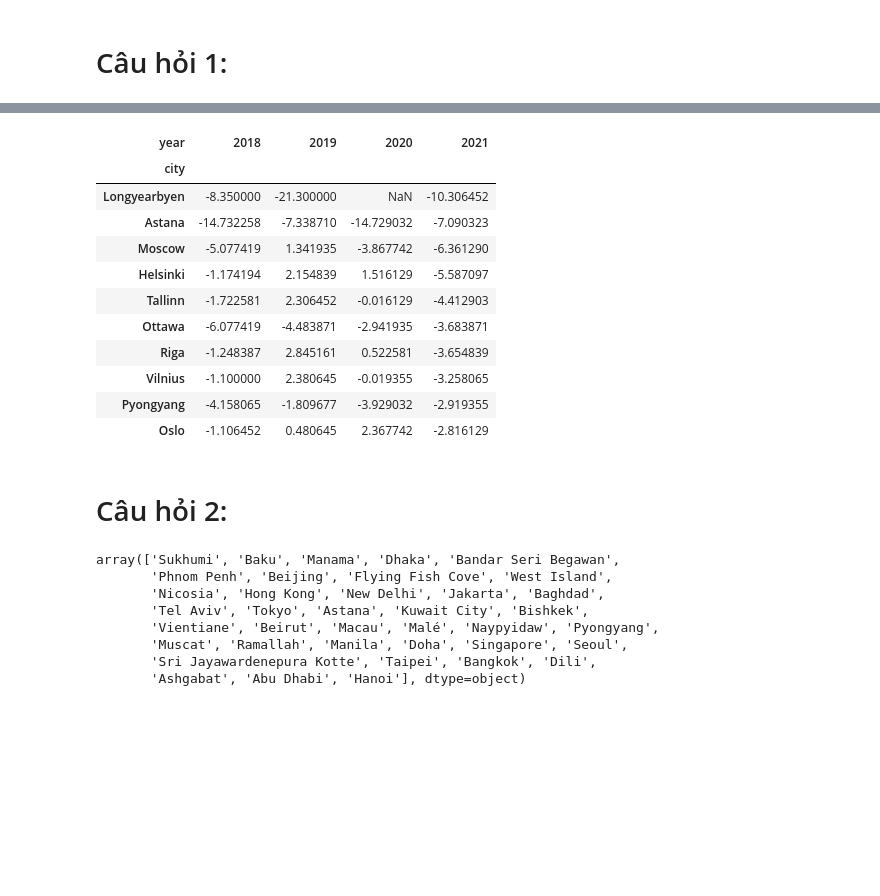
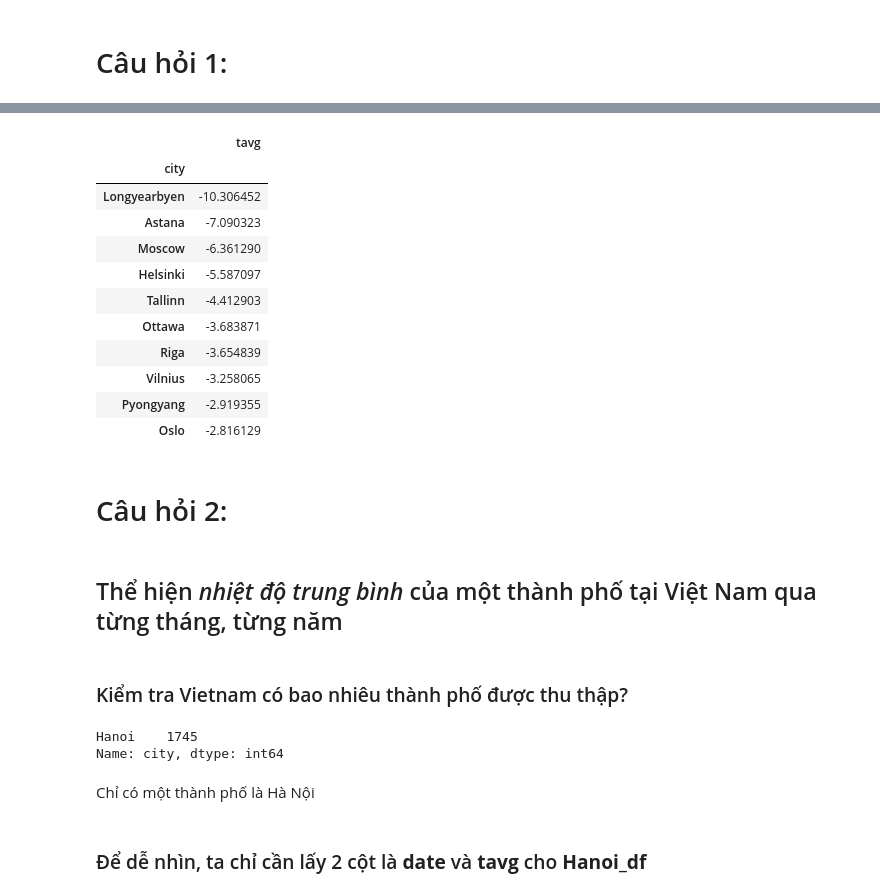
Before and after one commit to the0nlyWyvern/Weather-Analysis, a Jupyter notebook: UnderstandData_Part1.ipynb, the cells around one changed output, grey strips where cells are left out. Cells and saved outputs as stored; diff of their text form; code cells hidden in the pictures; blank space fills up the shorter version.

```diff
--- a/UnderstandData_Part1.ipynb
+++ b/UnderstandData_Part1.ipynb
@@ -62,0 +23,4 @@ df
+# %%
+min_temp_DEC_21 = weather_df[pd.DatetimeIndex(weather_df['date']).month == 12]
+min_temp_DEC_21 = min_temp_DEC_21[pd.DatetimeIndex(min_temp_DEC_21['date']).year == 2021]
+min_temp_DEC_21 = min_temp_DEC_21[['city','tavg']]
@@ -63,2 +43,2 @@ df
 # %%
-df.groupby(['year', 'city']).mean()
+min_temp_DEC_21 = min_temp_DEC_21.groupby('city').mean()
@@ -83,28 +45,30 @@ df1.sort_values(2021, inplace=True)
 # %%
-df1.head(10)
+min_temp_DEC_21.sort_values('tavg').head(10)
 # %% [output]
-| year | 2018 | 2019 | 2020 | 2021 |
-| city |  |  |  |  |
-| Longyearbyen | -8.350000 | -21.300000 | NaN | -10.306452 |
-| Astana | -14.732258 | -7.338710 | -14.729032 | -7.090323 |
-| Moscow | -5.077419 | 1.341935 | -3.867742 | -6.361290 |
-| Helsinki | -1.174194 | 2.154839 | 1.516129 | -5.587097 |
-| Tallinn | -1.722581 | 2.306452 | -0.016129 | -4.412903 |
-| Ottawa | -6.077419 | -4.483871 | -2.941935 | -3.683871 |
-| Riga | -1.248387 | 2.845161 | 0.522581 | -3.654839 |
-| Vilnius | -1.100000 | 2.380645 | -0.019355 | -3.258065 |
-| Pyongyang | -4.158065 | -1.809677 | -3.929032 | -2.919355 |
-| Oslo | -1.106452 | 0.480645 | 2.367742 | -2.816129 |
+|  | tavg |
+| city |  |
+| Longyearbyen | -10.306452 |
+| Astana | -7.090323 |
+| Moscow | -6.361290 |
+| Helsinki | -5.587097 |
+| Tallinn | -4.412903 |
+| Ottawa | -3.683871 |
+| Riga | -3.654839 |
+| Vilnius | -3.258065 |
+| Pyongyang | -2.919355 |
+| Oslo | -2.816129 |
 # %% [markdown]
 # Câu hỏi 2:
+# %% [markdown]
+## Thể hiện _nhiệt độ trung bình_ của một thành phố tại Việt Nam qua từng tháng, từng năm
+# %% [markdown]
+### Kiểm tra Vietnam có bao nhiêu thành phố được thu thập?
 # %%
-weather_df[weather_df['continent']=='Asia']['city'].unique()
+weather_df[weather_df['country']=='Vietnam']['city'].value_counts()
 # %% [output]
-array(['Sukhumi', 'Baku', 'Manama', 'Dhaka', 'Bandar Seri Begawan',
-       'Phnom Penh', 'Beijing', 'Flying Fish Cove', 'West Island',
-       'Nicosia', 'Hong Kong', 'New Delhi', 'Jakarta', 'Baghdad',
-       'Tel Aviv', 'Tokyo', 'Astana', 'Kuwait City', 'Bishkek',
-       'Vientiane', 'Beirut', 'Macau', 'Malé', 'Naypyidaw', 'Pyongyang',
-       'Muscat', 'Ramallah', 'Manila', 'Doha', 'Singapore', 'Seoul',
-       'Sri Jayawardenepura Kotte', 'Taipei', 'Bangkok', 'Dili',
-       'Ashgabat', 'Abu Dhabi', 'Hanoi'], dtype=object)
+Hanoi    1745
+Name: city, dtype: int64
+# %% [markdown]
+Chỉ có một thành phố là Hà Nội
+# %% [markdown]
+### Để dễ nhìn, ta chỉ cần lấy 2 cột là __date__ và __tavg__ cho __Hanoi_df__
```
Also changed, not shown: parts of 17 cells of this notebook.
